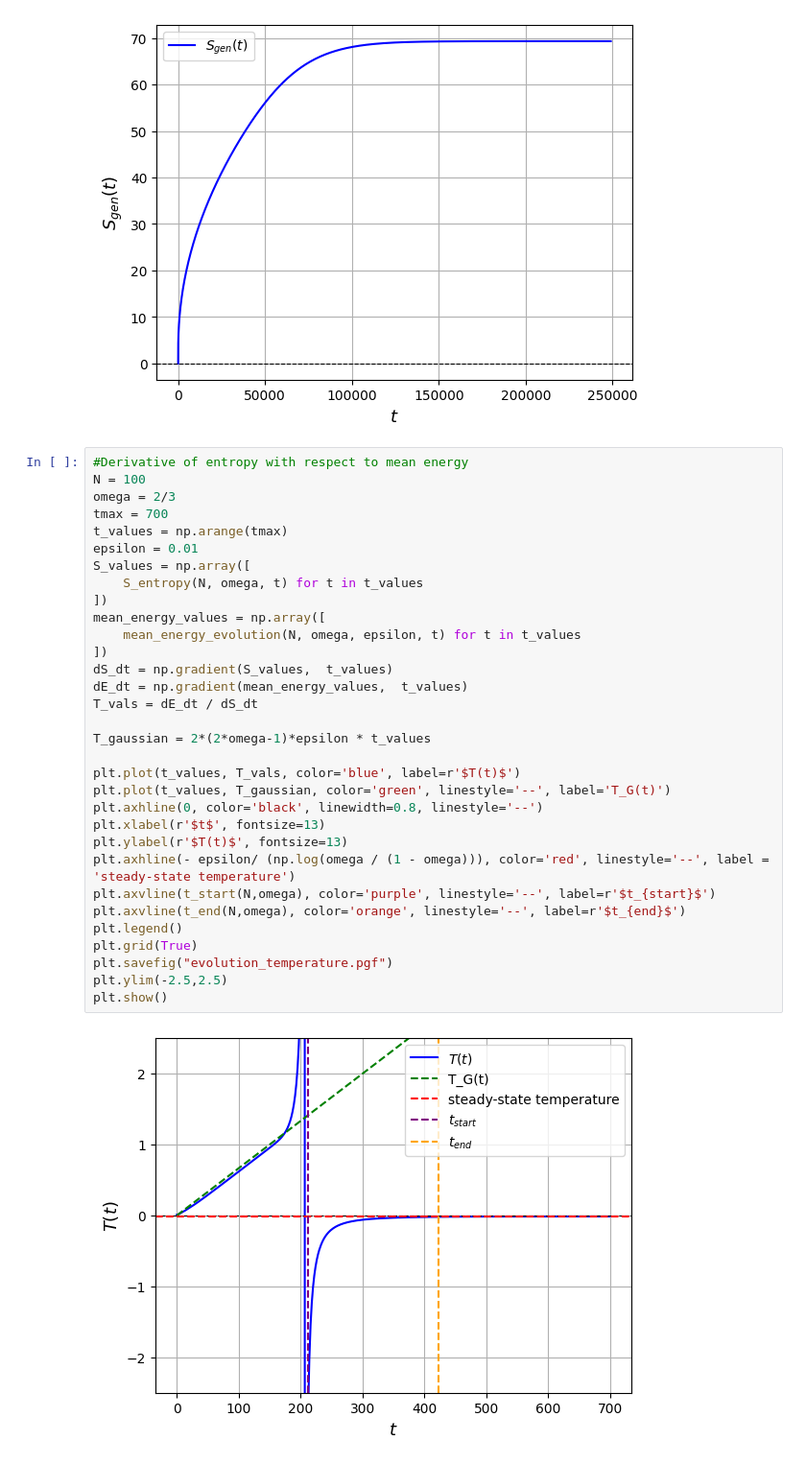
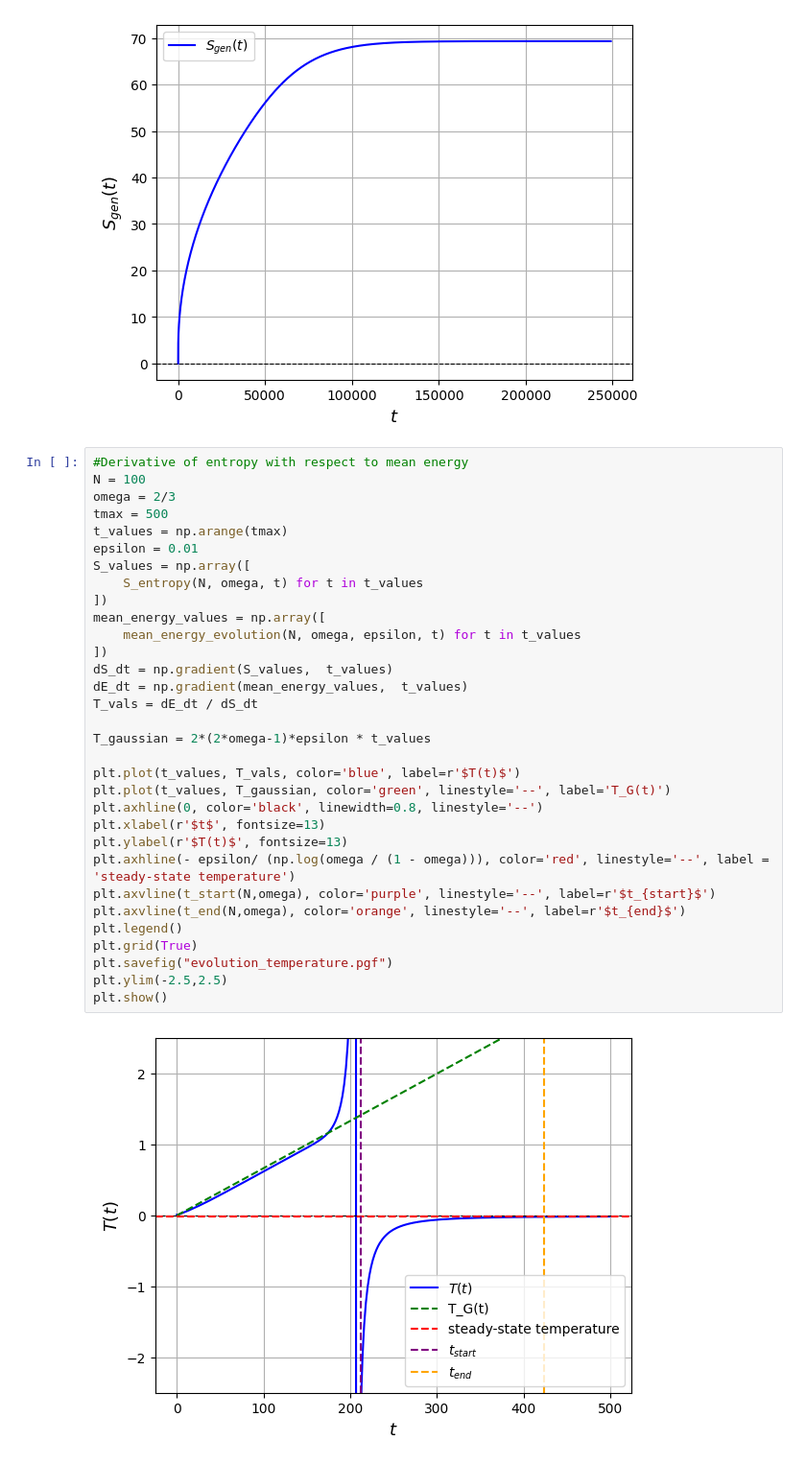
Before and after one commit to pedrolinckm/OQW-Thermodynamics, a Jupyter notebook: thermodynamics_oqw.ipynb, the cells around one changed output. Shown at 96% size. Saved outputs shown, nothing was run; the diff lists cells and outputs as text.

```diff
--- a/thermodynamics_oqw.ipynb
+++ b/thermodynamics_oqw.ipynb
@@ -735,33 +741,33 @@ plt.show()
 #Derivative of entropy with respect to mean energy
 N = 100
 omega = 2/3
-tmax = 700
+tmax = 500
 t_values = np.arange(tmax)
 epsilon = 0.01
 S_values = np.array([
     S_entropy(N, omega, t) for t in t_values
 ])
 mean_energy_values = np.array([
     mean_energy_evolution(N, omega, epsilon, t) for t in t_values
 ])
 dS_dt = np.gradient(S_values,  t_values)
 dE_dt = np.gradient(mean_energy_values,  t_values)
 T_vals = dE_dt / dS_dt
 
 T_gaussian = 2*(2*omega-1)*epsilon * t_values
 
 plt.plot(t_values, T_vals, color='blue', label=r'$T(t)$')
 plt.plot(t_values, T_gaussian, color='green', linestyle='--', label='T_G(t)')
 plt.axhline(0, color='black', linewidth=0.8, linestyle='--')
 plt.xlabel(r'$t$', fontsize=13)
 plt.ylabel(r'$T(t)$', fontsize=13)
 plt.axhline(- epsilon/ (np.log(omega / (1 - omega))), color='red', linestyle='--', label = 'steady-state temperature')
 plt.axvline(t_start(N,omega), color='purple', linestyle='--', label=r'$t_{start}$')
 plt.axvline(t_end(N,omega), color='orange', linestyle='--', label=r'$t_{end}$')
 plt.legend()
 plt.grid(True)
 plt.savefig("evolution_temperature.pgf")
 plt.ylim(-2.5,2.5)
 plt.show()
 # %% [output]
-[figure, old version]
+[figure, new version]
```
Also changed, not shown: parts of 1 cell of this notebook, 25 other files.
